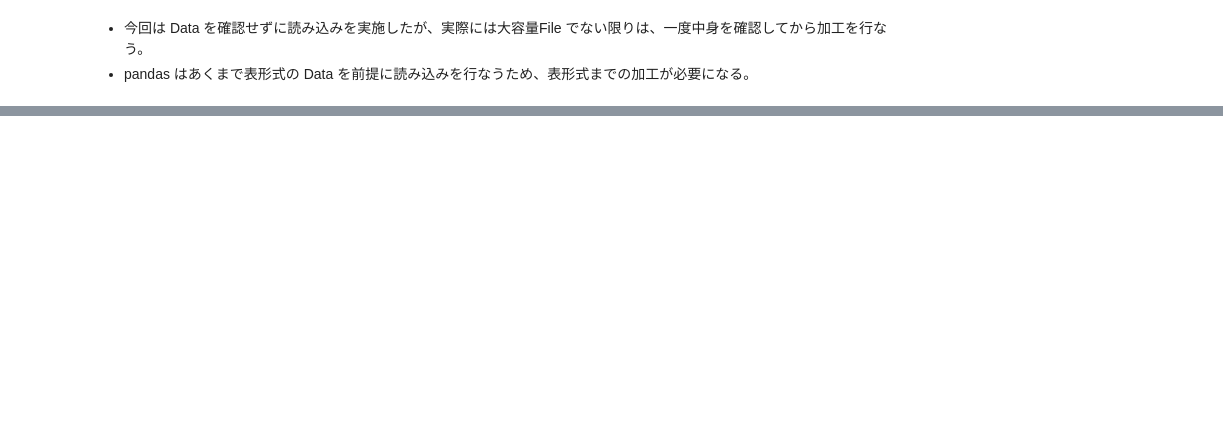
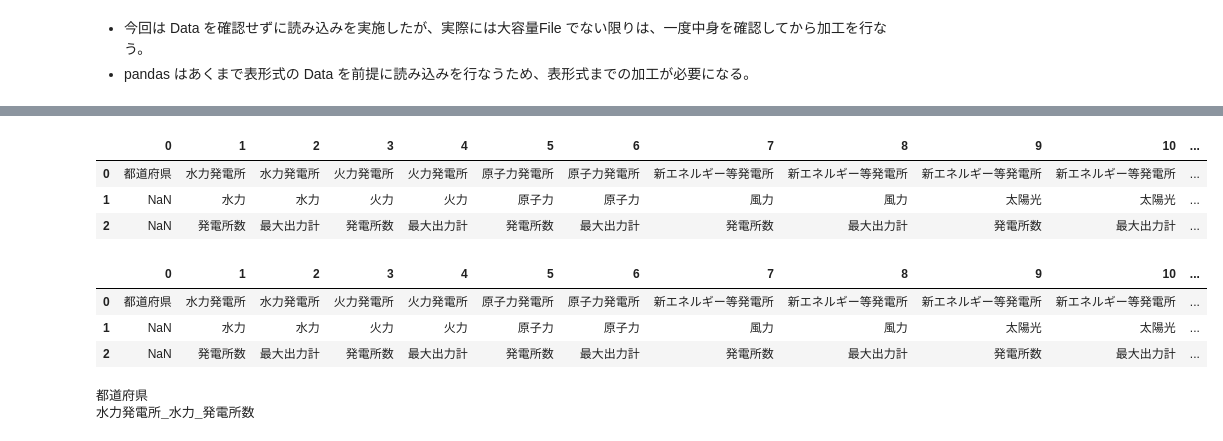
Before and after one commit to 1024xx4/100_Data_processing--visualization, a Jupyter notebook: excel_data.ipynb, the cells around one changed output, grey strips where cells are left out. Cells and saved outputs as stored; diff of their text form; code cells hidden in the pictures; blank space fills up the shorter version.

```diff
--- a/excel_data.ipynb
+++ b/excel_data.ipynb
@@ -62,0 +93,27 @@ data.tail()  # 末尾５行を表示
+# %%
+for i in col_data.columns:
+    if i < col_data.columns.max():  # 最終行で Error が起こさない対策
+        col_data[i + 1].fillna(col_data[i], inplace=True)  # 自身の列に対して、右隣の列が欠損していたら、自身の列を代入する
+col_data
+# %% [output]
+|  | 0 | 1 | 2 | 3 | 4 | 5 | 6 | 7 | 8 | 9 | 10 | ... |
+| 0 | 都道府県 | 水力発電所 | 水力発電所 | 火力発電所 | 火力発電所 | 原子力発電所 | 原子力発電所 | 新エネルギー等発電所 | 新エネルギー等発電所 | 新エネルギー等発電所 | 新エネルギー等発電所 | ... |
+| 1 | NaN | 水力 | 水力 | 火力 | 火力 | 原子力 | 原子力 | 風力 | 風力 | 太陽光 | 太陽光 | ... |
+| 2 | NaN | 発電所数 | 最大出力計 | 発電所数 | 最大出力計 | 発電所数 | 最大出力計 | 発電所数 | 最大出力計 | 発電所数 | 最大出力計 | ... |
+# %%
+col_data.replace('〔バイオマス〕', 'バイオマス', inplace=True)  # 〔〕を削除
+col_data.replace('〔廃棄物〕', '廃棄物', inplace=True)  # 〔〕を削除
+col_data
+# %% [output]
+|  | 0 | 1 | 2 | 3 | 4 | 5 | 6 | 7 | 8 | 9 | 10 | ... |
+| 0 | 都道府県 | 水力発電所 | 水力発電所 | 火力発電所 | 火力発電所 | 原子力発電所 | 原子力発電所 | 新エネルギー等発電所 | 新エネルギー等発電所 | 新エネルギー等発電所 | 新エネルギー等発電所 | ... |
+| 1 | NaN | 水力 | 水力 | 火力 | 火力 | 原子力 | 原子力 | 風力 | 風力 | 太陽光 | 太陽光 | ... |
+| 2 | NaN | 発電所数 | 最大出力計 | 発電所数 | 最大出力計 | 発電所数 | 最大出力計 | 発電所数 | 最大出力計 | 発電所数 | 最大出力計 | ... |
+# %%
+tg_col = '_'.join(list(col_data[0].dropna()))  # 該当の列を指定して Data を取得し、欠損値を除去した上で List型に変換。
+print(tg_col)
+tg_col = '_'.join(list(col_data[1].dropna()))  # 該当の列を指定して Data を取得し、欠損値を除去した上で List型に変換。
+print(tg_col)
+# %% [output]
+都道府県
+水力発電所_水力_発電所数
```
Also changed, not shown: parts of 13 cells of this notebook.
